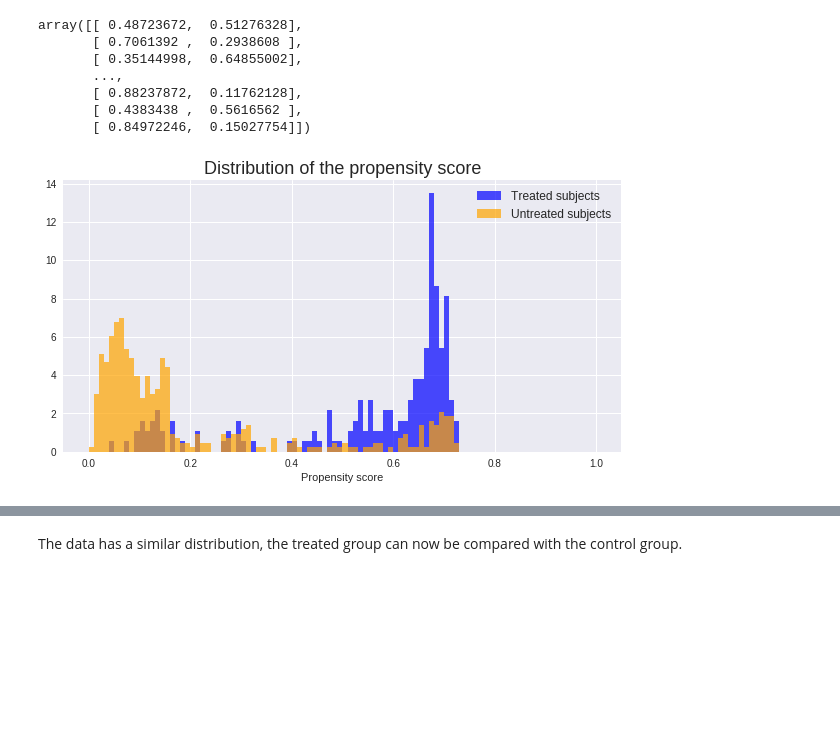
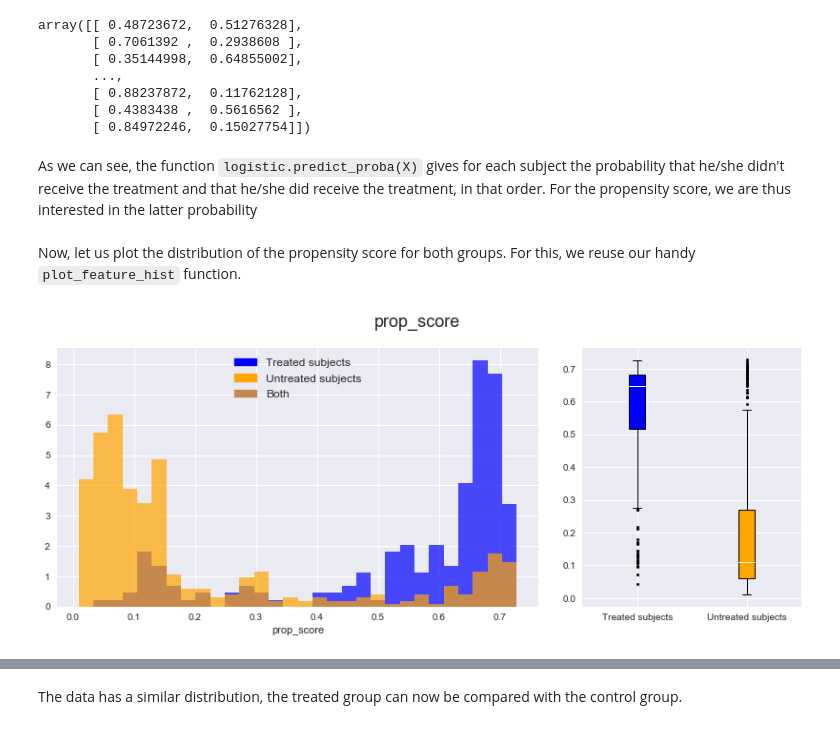
Before and after one commit to brunowicht/ada_project, a Jupyter notebook: 04 - Applied ML/Homework4.ipynb, the cells around one changed output, grey strips where cells are left out. Saved outputs shown, nothing was run; the diff lists cells and outputs as text; code cells hidden in the pictures; blank space fills up the shorter version.

```diff
--- a/04 - Applied ML/Homework4.ipynb
+++ b/04 - Applied ML/Homework4.ipynb
@@ -221,24 +235,5 @@ array([[ 0.48723672,  0.51276328],
        [ 0.88237872,  0.11762128],
        [ 0.4383438 ,  0.5616562 ],
        [ 0.84972246,  0.15027754]])
-# %%
-treated_idx = np.where(data['treat'] == 1)[0]
-untreated_idx = np.where(data['treat'] == 0)[0]
-
-prop_score_treated = prop_score[treated_idx, 1]
-prop_score_untreated = prop_score[untreated_idx, 1]
-
-# Create plots
-plt.figure(figsize=(10,5))
-plt.title("Distribution of the propensity score", fontsize=18)
-
-# Plot two histograms for treated and untreated groups
-plt.hist(prop_score_treated, bins=100, range=(0, 1), normed=True, color='blue', alpha=0.7)
-plt.hist(prop_score_untreated, bins=100, range=(0, 1), normed=True, color='orange', alpha=0.7)
-plt.xlabel('Propensity score')
-
-# Add legend and display the plot
-plt.legend(['Treated subjects', 'Untreated subjects'], loc='upper right', prop={'size': 12})
-plt.show()
-# %% [output]
-[figure, removed]
+# %% [markdown]
+As we can see, the function `logistic.predict_proba(X)` gives for each subject the probability that he/she didn't receive the treatment and that he/she did receive the treatment, in that order. For the propensity score, we are thus interested in the latter probability
@@ -244,0 +242,8 @@ plt.show()
+# %% [markdown]
+Now, let us plot the distribution of the propensity score for both groups. For this, we reuse our handy `plot_feature_hist` function.
+# %%
+prop_score_df = pd.DataFrame.from_items([('prop_score', prop_score)])
+prop_score_df['treat'] = data['treat']
+plot_feature_hist('prop_score', prop_score_df, legend_side='center')
+# %% [output]
+[figure, added]
```
Also changed, not shown: parts of 23 cells of this notebook.
